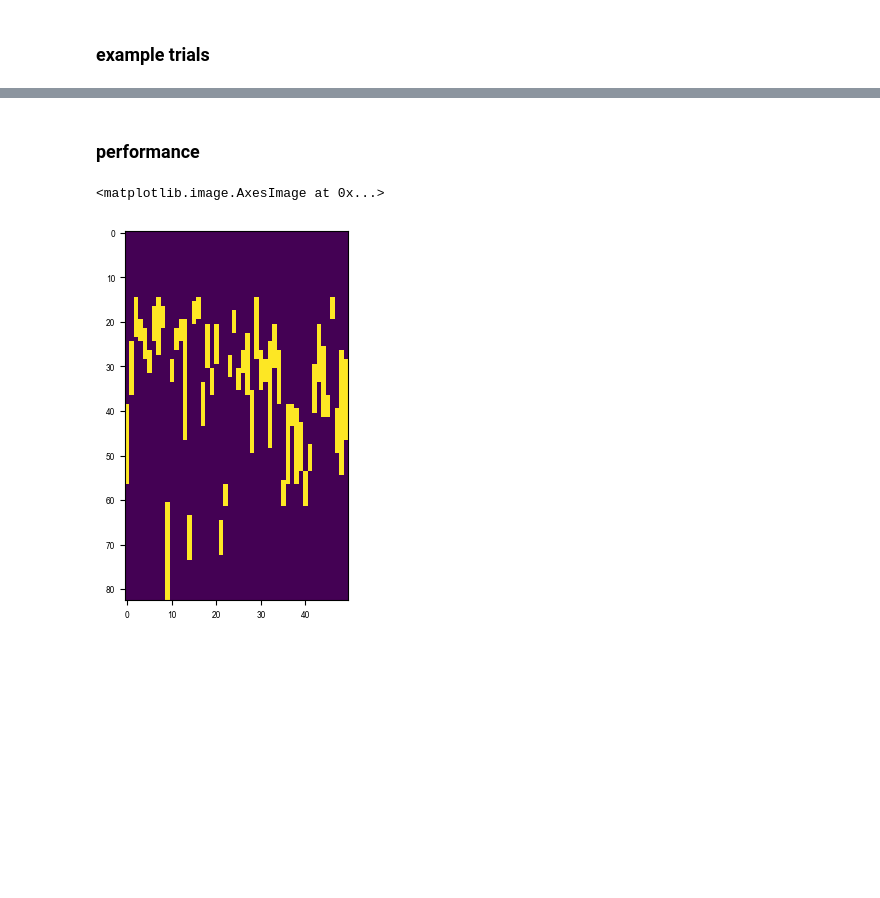
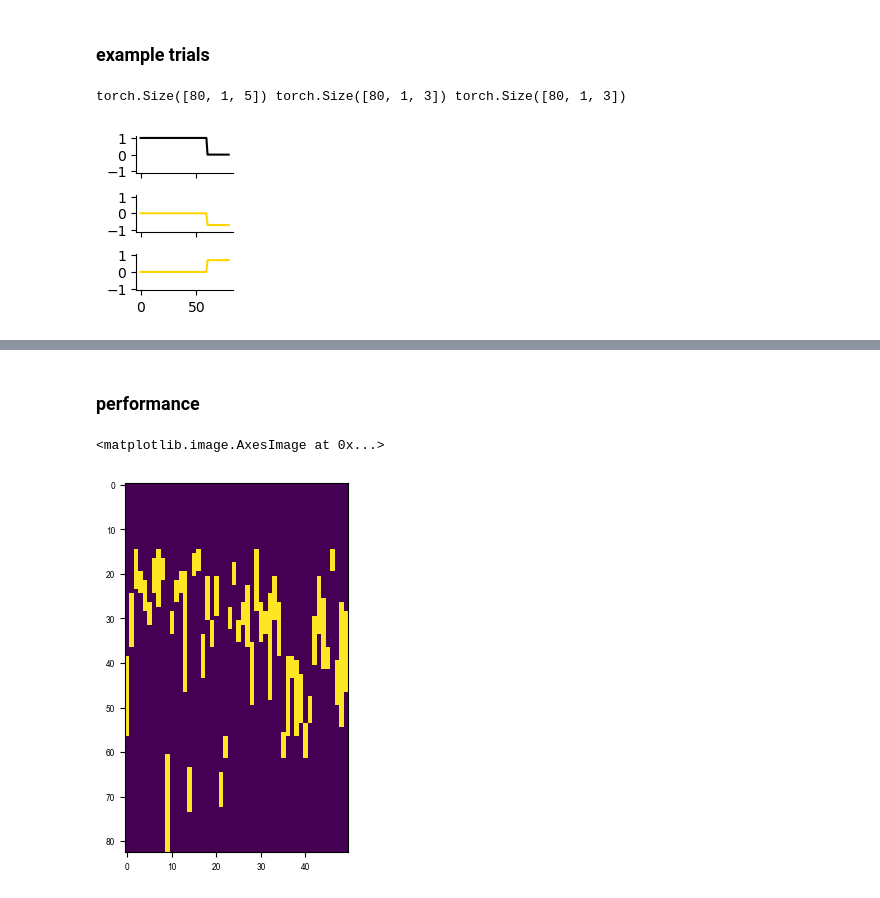
Before and after one commit to hzshan/context_inference_rnn, a Jupyter notebook: train.ipynb, the cells around one changed output, grey strips where cells are left out. Saved outputs shown, nothing was run; the diff lists cells and outputs as text; code cells hidden in the pictures; blank space fills up the shorter version.

```diff
--- a/train.ipynb
+++ b/train.ipynb
@@ -544,5 +560,43 @@ else:
 # %% [markdown]
 ### example trials
+# %%
+dim_s = config.get('dim_s', 3)
+dim_y = config.get('dim_y', 3)
+if config['z_list'] is None:
+    config['z_list'] = get_z_list(config['task_list'], config['epoch_type'])
+
+task = 'PRO_M'
+epoch_str = task_epoch(task, epoch_type=config['epoch_type'])
+x = 3 #np.random.randint(config['nx'])
+sig_y = 0
+syz = generate_trial(task, x, config['z_list'], config['task_list'], config['sig_s'], sig_y,
+                     config['p_stay'], 20+0*config['min_Te'], config['d_stim'],
+                     config['epoch_type'], config['fixation_type'],
+                     info_type=config.get('info_type', 'z'),
+                     min_Te_R=config.get('min_Te_R', None), p_stay_R=config.get('p_stay_R', None))
+syz = torch.tensor(syz[:, None, :], dtype=torch.float32).to(next(model.parameters()).device)
+s, y, z = syz[..., :dim_s], syz[..., dim_s:(dim_s + dim_y)], syz[..., (dim_s + dim_y):]
+with torch.no_grad():
+    out, _ = model(s, z)
+print(s.shape, y.shape, out.shape)
+# %% [output]
+torch.Size([80, 1, 5]) torch.Size([80, 1, 3]) torch.Size([80, 1, 3])
+# %%
+fig, axes = plt.subplots(3, 1, figsize=(1.25, 2), sharex=True, sharey=True)
+fig.subplots_adjust(hspace=0.6)
+# plot_arr = s
+# plot_type = 'input'
+plot_arr = y
+plot_type = 'output'
+axes[0].plot(1 - plot_arr[:, 0, -1], color='black')
+axes[1].plot(plot_arr[:, 0, 0], color='gold')
+axes[2].plot(plot_arr[:, 0, 1], color='gold')
+for ax in axes:
+    ax.set_ylim([-1.1, 1.1])
+    ax.spines[['top', 'right']].set_visible(False)
+fig.savefig(f'./figures/schematic_{plot_type}.pdf', bbox_inches='tight', transparent=True)
+# %% [output]
+[figure, added]
 # %%
 # i_ckpt = -1
 # ckpt = ckpt_list[i_ckpt]
```
Also changed, not shown: parts of 4 cells of this notebook, 2 other files.
